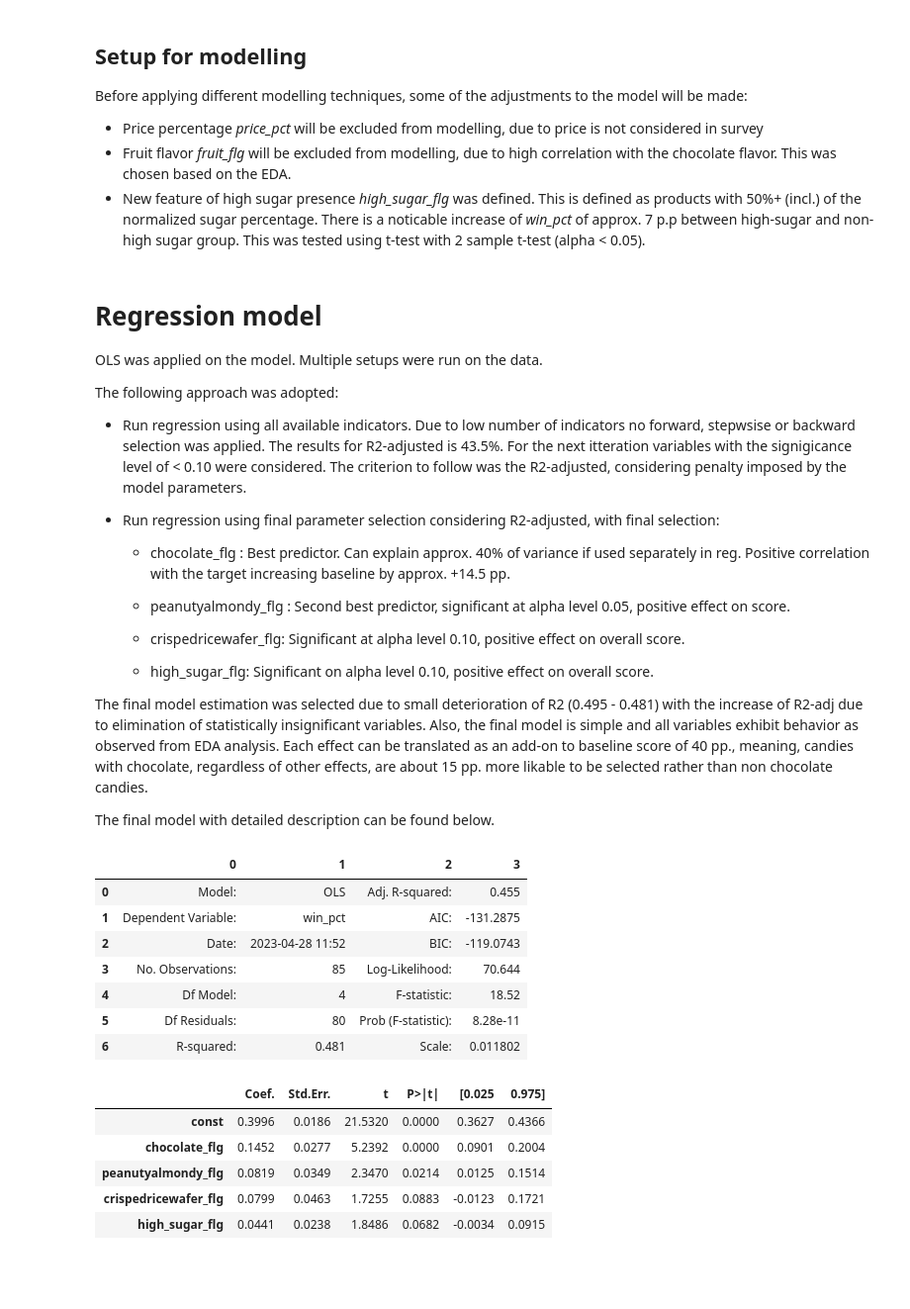
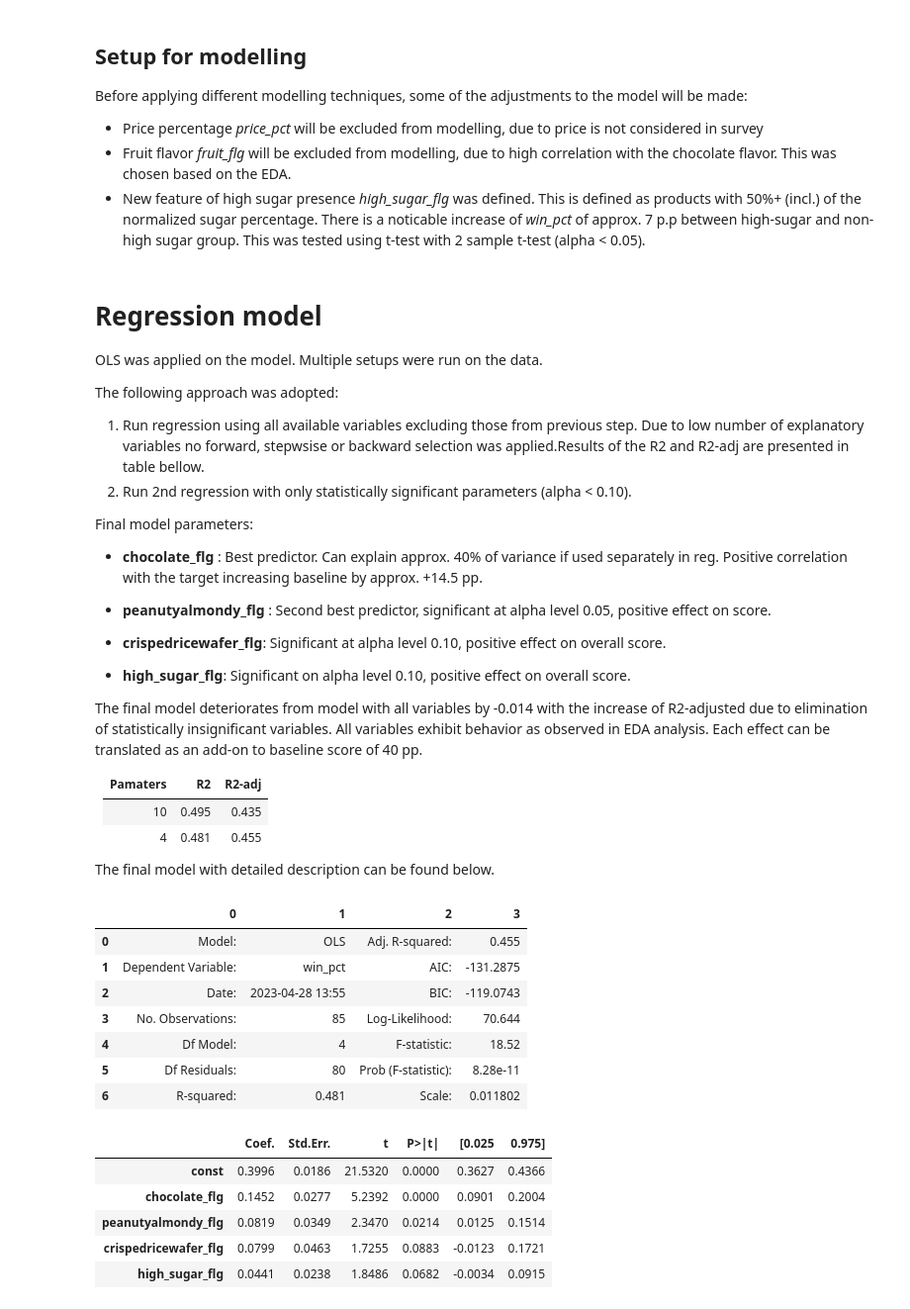
Before and after one commit to IvanKlimcak/project, a Jupyter notebook: Case_study.ipynb, the cells around one changed output. Shown: that part at 99% size. Saved outputs shown, nothing was run; the diff lists cells and outputs as text; code cells hidden in the pictures; blank space fills up the shorter version.

```diff
--- a/Case_study.ipynb
+++ b/Case_study.ipynb
@@ -174,18 +174,24 @@ y_var = y
 OLS was applied on the model. Multiple setups were run on the data.
 
 The following approach was adopted:
-* Run regression using all available indicators. Due to low number of indicators no forward, stepwsise or backward selection was applied. The results for R2-adjusted is 43.5%. For the next itteration variables with the signigicance level of < 0.10 were considered. The criterion to follow was the R2-adjusted, considering penalty imposed by the model parameters.
-* Run regression using final parameter selection considering R2-adjusted, with final selection:
+1. Run regression using all available variables excluding those from previous step. Due to low number of explanatory variables no forward, stepwsise or backward selection was applied.Results of the R2 and R2-adj are presented in table bellow.
+2. Run 2nd regression with only statistically significant parameters (alpha < 0.10).
 
-    * chocolate_flg : Best predictor. Can explain approx. 40% of variance if used separately in reg. Positive correlation with the target increasing baseline by approx. +14.5 pp.
+Final model parameters:
+* **chocolate_flg** : Best predictor. Can explain approx. 40% of variance if used separately in reg. Positive correlation with the target increasing baseline by approx. +14.5 pp.
 
-    * peanutyalmondy_flg : Second best predictor, significant at alpha level 0.05, positive effect on score.
+* **peanutyalmondy_flg** : Second best predictor, significant at alpha level 0.05, positive effect on score.
 
-    * crispedricewafer_flg: Significant at alpha level 0.10, positive effect on overall score.
+* **crispedricewafer_flg**: Significant at alpha level 0.10, positive effect on overall score.
 
-    * high_sugar_flg: Significant on alpha level 0.10, positive effect on overall score.
+* **high_sugar_flg**: Significant on alpha level 0.10, positive effect on overall score.
 
-The final model estimation was selected due to small deterioration of R2 (0.495 - 0.481) with the increase of R2-adj due to elimination of statistically insignificant variables. Also, the final model is simple and all variables exhibit behavior as observed from EDA analysis. Each effect can be translated as an add-on to baseline score of 40 pp., meaning, candies with chocolate, regardless of other effects, are about 15 pp. more likable to be selected rather than non chocolate candies.
+The final model deteriorates from model with all variables by -0.014 with the increase of R2-adjusted due to elimination of statistically insignificant variables. All variables exhibit behavior as observed in EDA analysis. Each effect can be translated as an add-on to baseline score of 40 pp.
+
+|Pamaters|R2|R2-adj|
+|:--|--:|--:|
+|10|0.495|0.435|
+|4|0.481|0.455|
 
 
 The final model with detailed description can be found below.
@@ -193,16 +199,19 @@ The final model with detailed description can be found below.
 x_selected = ['chocolate_flg','peanutyalmondy_flg','crispedricewafer_flg','high_sugar_flg']
 # %%
 # Train model
-lm = linear_regression(df[x_selected], df[y_var])
+lm_all = linear_regression(df[x_var], df[y_var])
+lm_sel = linear_regression(df[x_selected], df[y_var])
-# %%
-lm['model_fit']
-# %% [output]
-|  | 0 | 1 | 2 | 3 |
-| 0 | Model: | OLS | Adj. R-squared: | 0.455 |
-| 1 | Dependent Variable: | win_pct | AIC: | -131.2875 |
-| 2 | Date: | 2023-04-28 11:52 | BIC: | -119.0743 |
-| 3 | No. Observations: | 85 | Log-Likelihood: | 70.644 |
-| 4 | Df Model: | 4 | F-statistic: | 18.52 |
-| 5 | Df Residuals: | 80 | Prob (F-statistic): | 8.28e-11 |
-| 6 | R-squared: | 0.481 | Scale: | 0.011802 |
+# %%
+#lm_all['model_fit']
+
+lm_sel['model_fit']
+# %% [output]
+|  | 0 | 1 | 2 | 3 |
+| 0 | Model: | OLS | Adj. R-squared: | 0.455 |
+| 1 | Dependent Variable: | win_pct | AIC: | -131.2875 |
+| 2 | Date: | 2023-04-28 13:55 | BIC: | -119.0743 |
+| 3 | No. Observations: | 85 | Log-Likelihood: | 70.644 |
+| 4 | Df Model: | 4 | F-statistic: | 18.52 |
+| 5 | Df Residuals: | 80 | Prob (F-statistic): | 8.28e-11 |
+| 6 | R-squared: | 0.481 | Scale: | 0.011802 |
 # %%
```
Also changed, not shown: parts of 6 cells of this notebook.
